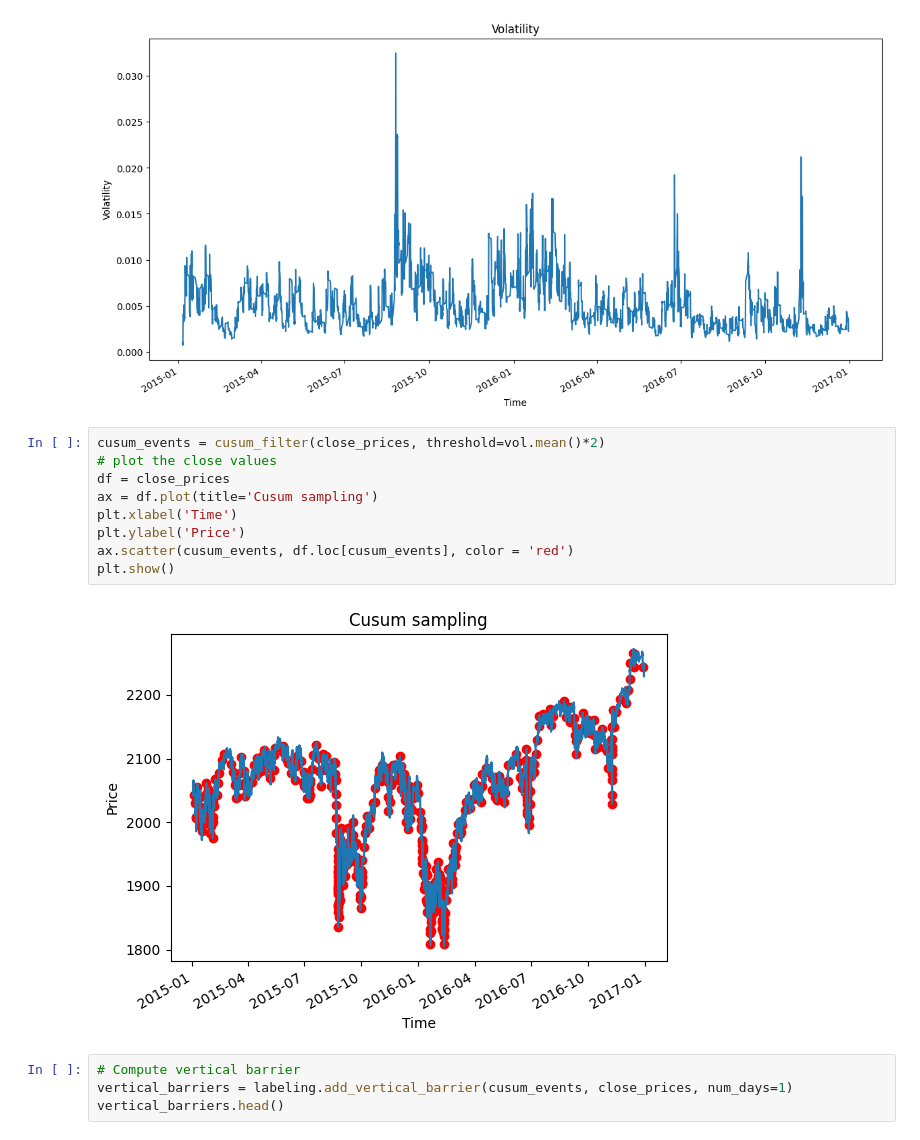
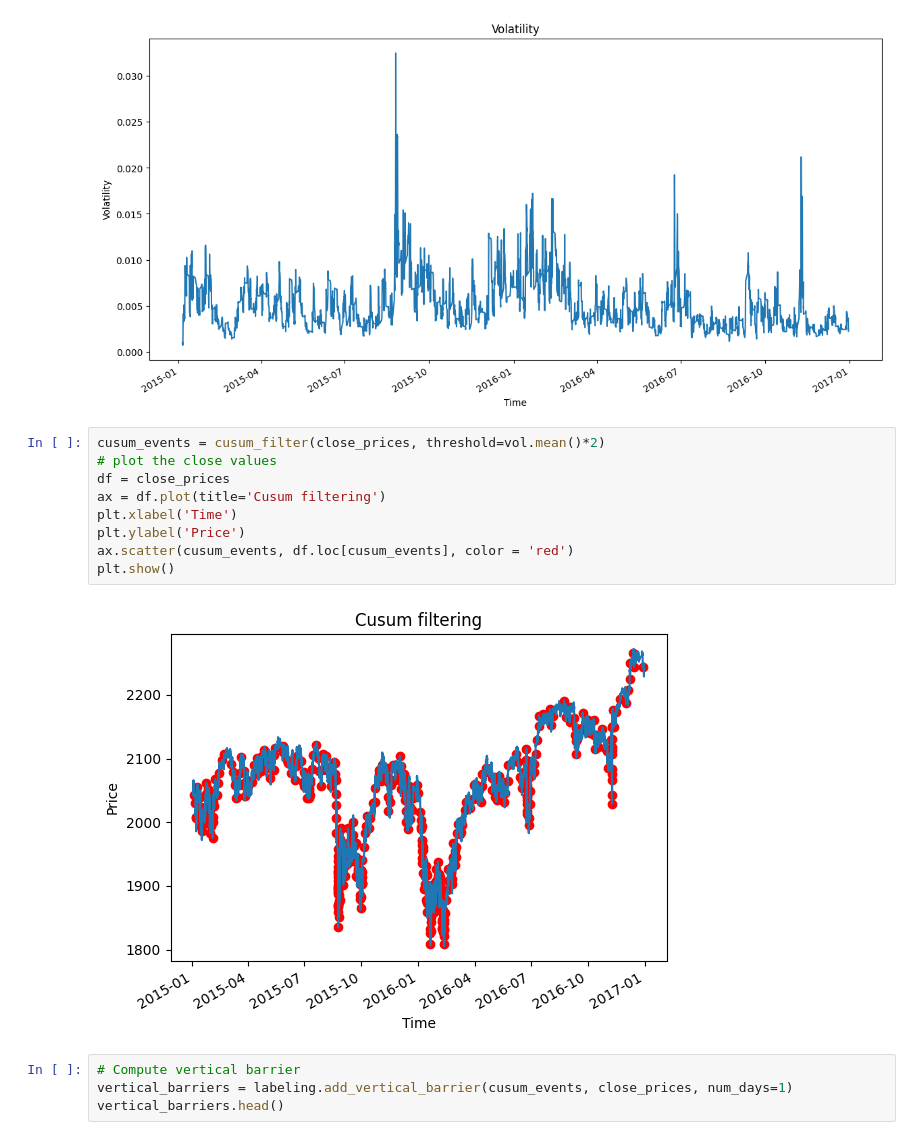
Before and after one commit to hudson-and-thames/example-notebooks, a Jupyter notebook: Getting started/Getting-started.ipynb, the cells around one changed output. Drawn from its saved outputs; the diff is of its cells as text.

```diff
--- a/Getting started/Getting-started.ipynb
+++ b/Getting started/Getting-started.ipynb
@@ -265,14 +287,14 @@ plt.show()
 # %%
 cusum_events = cusum_filter(close_prices, threshold=vol.mean()*2)
 # plot the close values
 df = close_prices
-ax = df.plot(title='Cusum sampling')
+ax = df.plot(title='Cusum filtering')
 plt.xlabel('Time')
 plt.ylabel('Price')
 ax.scatter(cusum_events, df.loc[cusum_events], color = 'red')
 plt.show()
 # %% [output]
-[figure, old version]
+[figure, new version]
 # %%
 # Compute vertical barrier
 vertical_barriers = labeling.add_vertical_barrier(cusum_events, close_prices, num_days=1)
```
Also changed, not shown: parts of 47 cells of this notebook.
